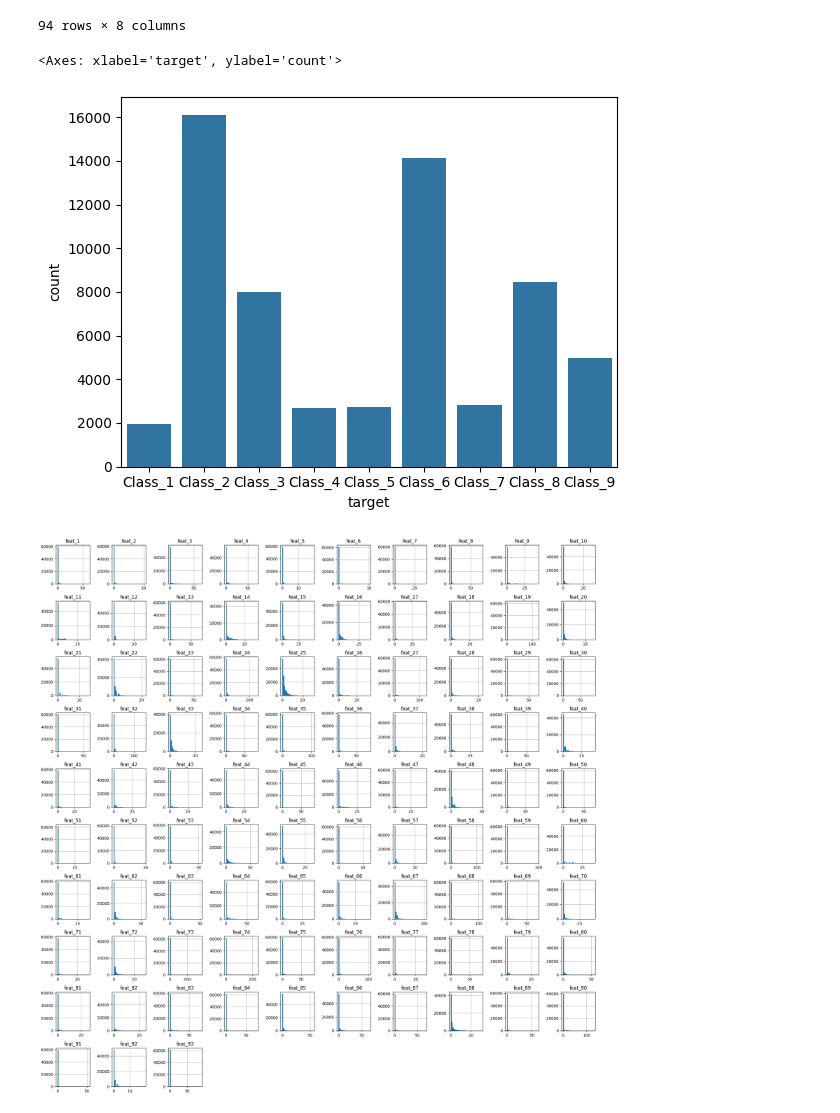
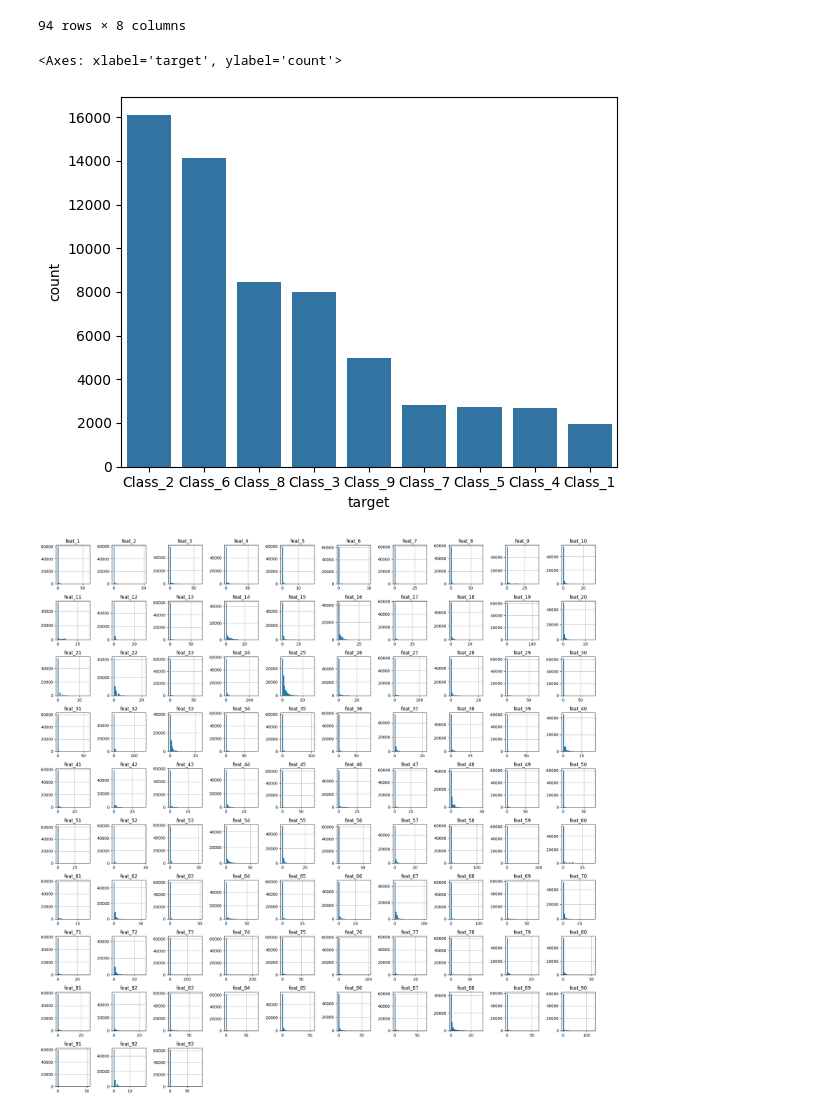
Before and after one commit to o2ba/fs-classify-products, a Jupyter notebook: data/Georgios & Joscha Random Forest/J01_Exploration.ipynb, the cells around one changed output. Cells and saved outputs as stored; diff of their text form; code cells hidden in the pictures.

```diff
--- a/data/Georgios & Joscha Random Forest/J01_Exploration.ipynb
+++ b/data/Georgios & Joscha Random Forest/J01_Exploration.ipynb
@@ -63,10 +63,10 @@ data_ori.describe().transpose()
 94 rows × 8 columns
 # %%
 import seaborn as sns
-sns.countplot(x="target", data=data_ori)
+sns.countplot(x="target", data=data_ori, order=data_ori["target"].value_counts().index)
 # %% [output]
 <Axes: xlabel='target', ylabel='count'>
-[figure, old version]
+[figure, new version]
 # %%
 import matplotlib.pyplot as plt
 data_excluded = data_ori.iloc[:, 1:-1]
```
Also changed, not shown: parts of 1 cell of this notebook, 1 other file.
